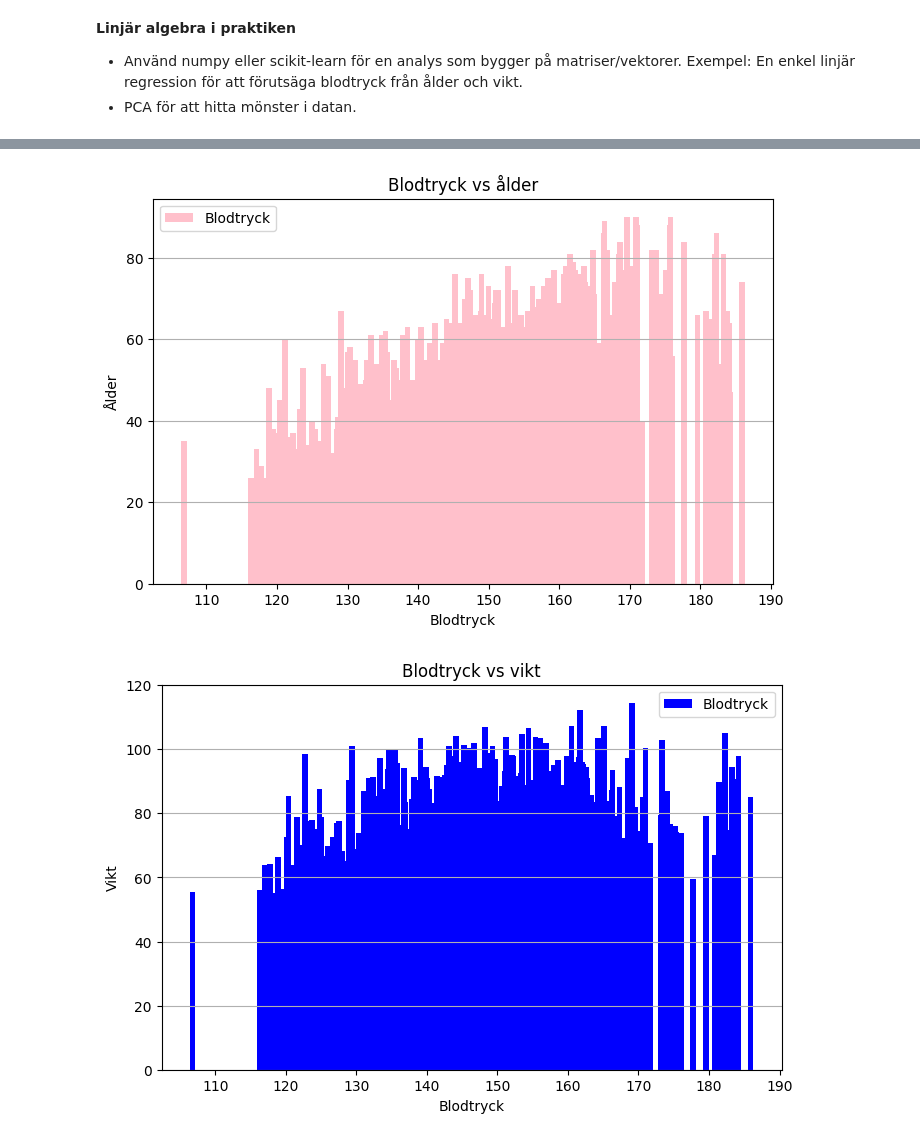
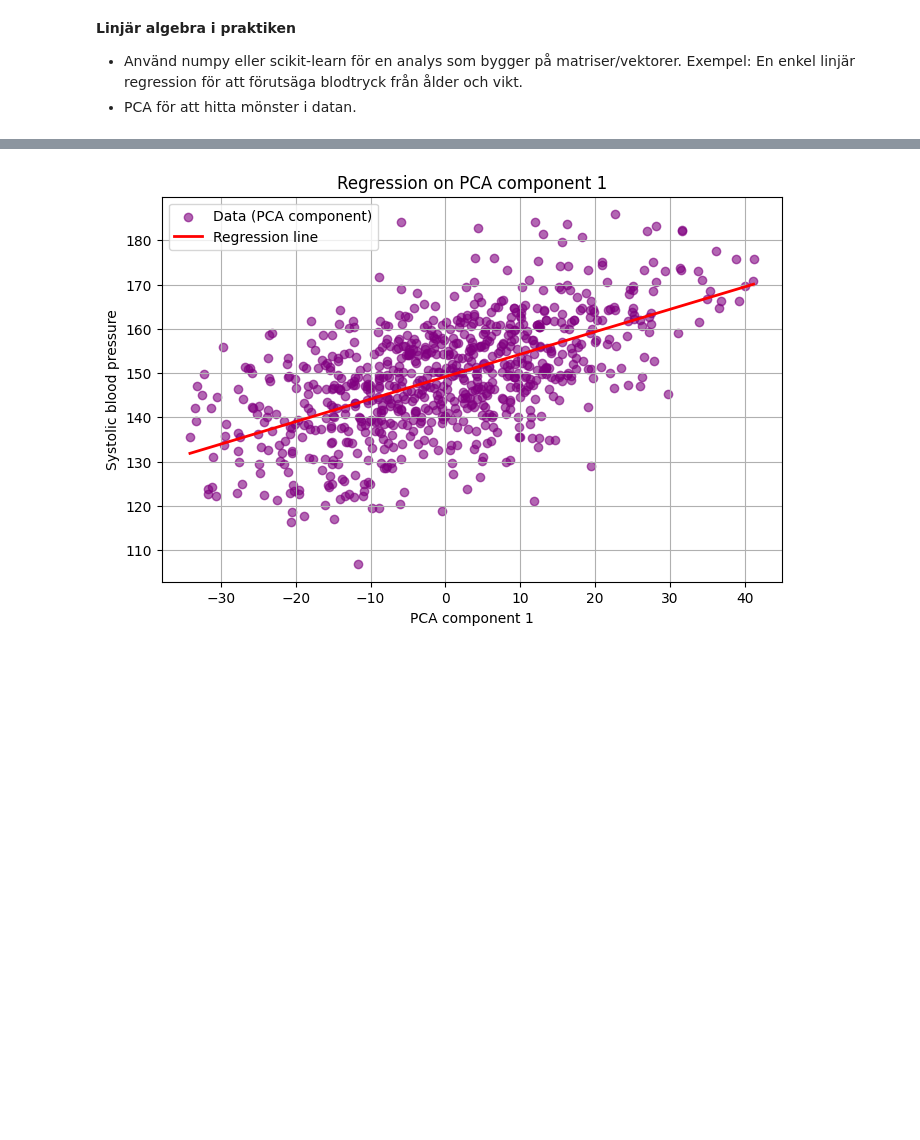
Before and after one commit to emanuelssonlinnea-rgb/Health-study-project, a Jupyter notebook: report.ipynb, the cells around one changed output, grey strips where cells are left out. Drawn from its saved outputs; the diff is of its cells as text; code cells hidden in the pictures; blank space fills up the shorter version.

```diff
--- a/report.ipynb
+++ b/report.ipynb
@@ -410,20 +416,54 @@ sklearn:
 # %%
 """
-Linjär regression graf: blodtryck förutsagt enligt ålder - grafer
+Linjär regression graf: blodtryck förutsagt enligt ålder & vikt - PCA
 """
 
-gb = GraphBuilder(title="Blodtryck vs ålder", xlabel="Blodtryck", ylabel="Ålder")
-gb.line_plot(df.systolic_bp,df.age, label="Blodtryck", color="pink")
+# Scatter of PCA component vs blood pressure
+plt.figure(figsize=(8,5))
+plt.scatter(x_pca, y_1d, alpha=0.6, label="Data (PCA component)", color="purple")
 
-"""
-Linjär regression graf: blodtryck förutsagt enligt vikt - grafer
-"""
+# Regression line
+x_line = np.linspace(x_pca.min(), x_pca.max(), 200).reshape(-1,1)
+y_line = linreg.predict(x_line)
+plt.plot(x_line, y_line, color="red", linewidth=2, label="Regression line")
 
-gb = GraphBuilder(title="Blodtryck vs vikt", xlabel="Blodtryck", ylabel="Vikt")
-gb.line_plot(df.systolic_bp,df.weight, label="Blodtryck", color="blue")
+# Labels and legend
+plt.title("Regression on PCA component 1")
+plt.xlabel("PCA component 1")
+plt.ylabel("Systolic blood pressure")
+plt.legend()
+plt.grid(True)
+plt.show()
+
+
+
+
+# x_line = np.linspace(x_pca.min(), x_pca.max(), 200).reshape(-1,1)
+# y_line = linreg.predict(x_line)
+
+
+# def scatter_with_line(self, x_points, y_points, x_line, y_line,
+#                       point_label="Data", line_label="Regression line",
+#                       point_color="purple", line_color="red"):
+#     plt.figure(figsize=(8,5))
+#     plt.scatter(x_points, y_points, alpha=0.6, label=point_label, color=point_color)
+#     plt.plot(x_line, y_line, linewidth=2, label=line_label, color=line_color)
+#     plt.title(self.title)
+#     plt.xlabel(self.xlabel)
+#     plt.ylabel(self.ylabel)
+#     plt.legend()
+#     plt.grid(True)
+#     plt.show()
+
+
+#gb.scatter_with_line(x_pca, y_1d, x_line, y_line)  - to call it from metrics
+
+
+# gb = GraphBuilder(title="PCA component 1", xlabel="PCA component", ylabel="Blodtryck")
+# gb.scatter_plot(x_pca, y_1d, label="Data")
+# gb.line_plot(x_line, y_line, label="Regression line")
 # %% [output]
-[figure, old version]
+[figure, new version]
-[figure, removed]
 # %% [markdown]
 **Linjär algebra i praktiken - summering**
 
```
Also changed, not shown: parts of 5 cells of this notebook, 2 other files.
